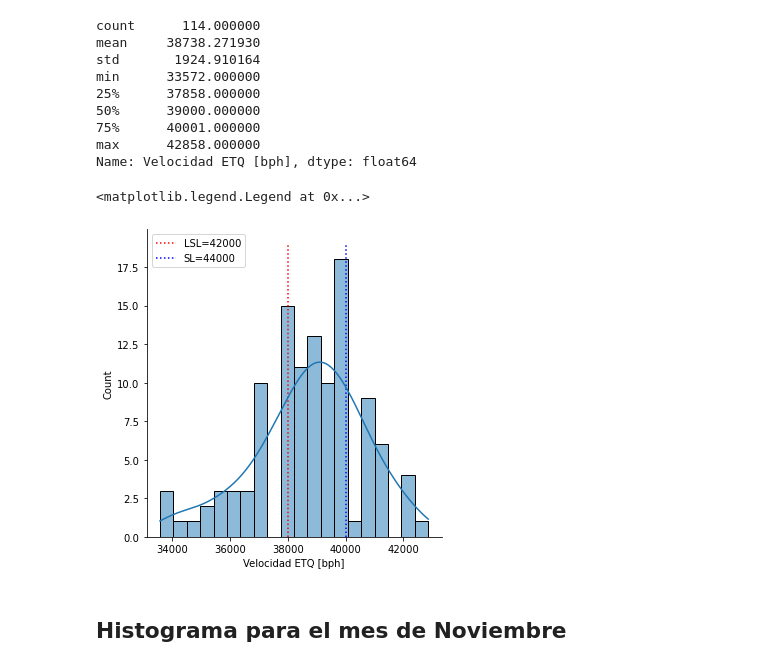
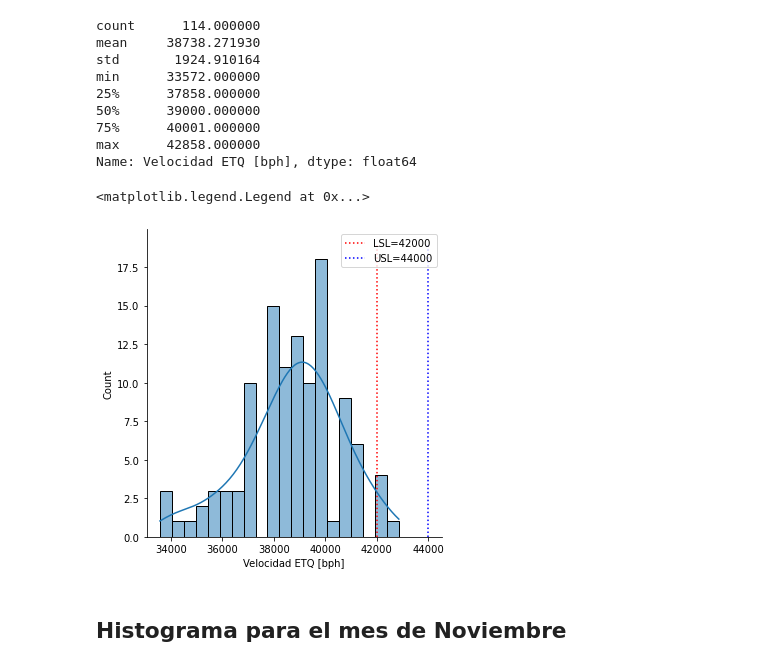
Before and after one commit to doblevm/analysisGLY, a Jupyter notebook: Analysis GLY .ipynb, the cells around one changed output. Drawn from its saved outputs; the diff is of its cells as text; code cells hidden in the pictures.

```diff
--- a/Analysis GLY .ipynb
+++ b/Analysis GLY .ipynb
@@ -52,12 +52,12 @@ Name: Velocidad ETQ [bph], dtype: float64
 # %%
 sns.displot(df_ETQ_Filtr_oct['Velocidad ETQ [bph]'], kde=True, bins=20)
 #
-plt.vlines(38000, 0, 19, color='r', linestyles='dotted', label='LSL=42000')
-plt.vlines(40000, 0, 19, color='b', linestyles='dotted', label='USL=44000')
+plt.vlines(42000, 0, 19, color='r', linestyles='dotted', label='LSL=42000')
+plt.vlines(44000, 0, 19, color='b', linestyles='dotted', label='USL=44000')
 plt.legend()
 # %% [output]
 <matplotlib.legend.Legend at 0x...>
-[figure, old version]
+[figure, new version]
 # %% [markdown]
 ## Histograma para el mes de Noviembre
 # %%
```
Also changed, not shown: parts of 1 cell of this notebook.
